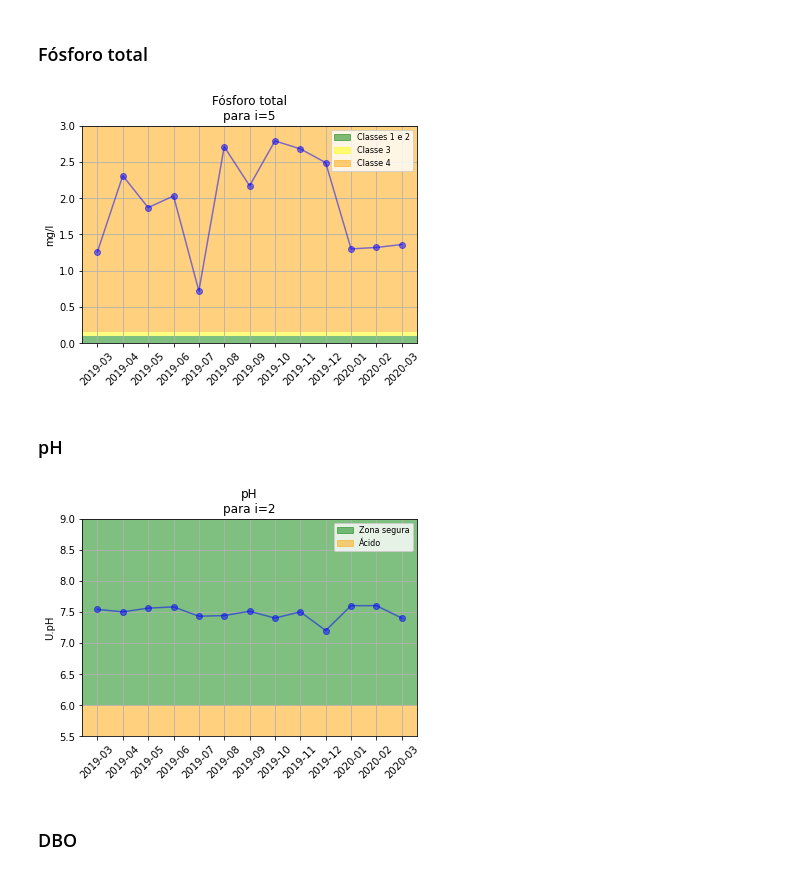
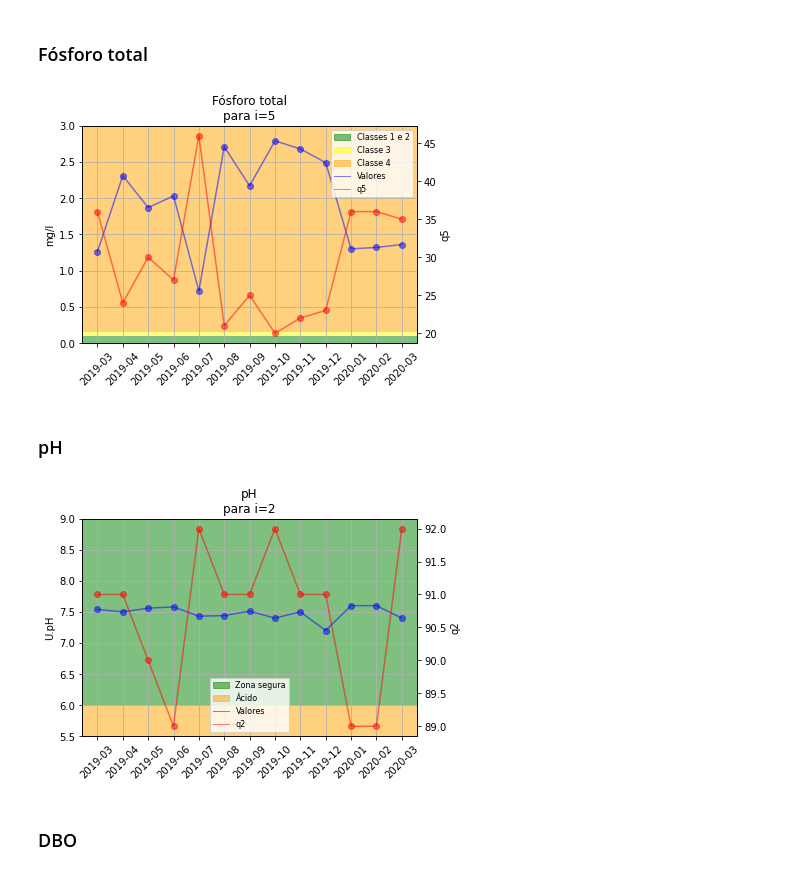
Before and after one commit to NicolasCho/projeto3_qta, a Jupyter notebook: analise/projeto3_graficos.ipynb, the cells around one changed output. Cells and saved outputs as stored; diff of their text form; code cells hidden in the pictures.

```diff
--- a/analise/projeto3_graficos.ipynb
+++ b/analise/projeto3_graficos.ipynb
@@ -435,43 +436,81 @@ df_periodo
 | 2020-01 | 7.60 | 25.6 | 31.8 | 1.30 | 31.1 | ... |
 | 2020-02 | 7.60 | 25.9 | 31.7 | 1.32 | 31.1 | ... |
 | 2020-03 | 7.40 | 22.6 | 19.0 | 1.36 | 26.9 | ... |
+# %%
+q2 = [91,91,90,89,92,91,91,92,91,91,89,89,92]
+q6 = [66,65,76,48,91,91,88,48,90,56,35,42,62]
+q5 = [36,24,30,27,46,21,25,20,22,23,36,36,35]
+q3 = [20, 2, 2, 2, 2, 2, 2, 2, 2, 2, 2, 2, 6]
+q4 = [97,32,30,32,70,32,35,34,26,30,35,32,36]
+q1 = [ 3, 3, 3, 3, 3, 3, 3, 3, 3, 3, 3, 3, 3]
+q9 = [30, 9,31,14,91, 9,20,20,16, 6,56,30,21]
+q7 = [62,35,32,52,23,38,31,36,32,34,63,64,74]
+q8 = [67,55,32,62,75,61,38,63,67,60,64,66,71]
+# %%
+df_qa = pd.DataFrame(index=df_periodo.index)
+# %%
+df_qa['q1'] = q1
+df_qa['q2'] = q2
+df_qa['q3'] = q3
+df_qa['q4'] = q4
+df_qa['q5'] = q5
+df_qa['q6'] = q6
+df_qa['q7'] = q7
+df_qa['q8'] = q8
+df_qa['q9'] = q9
 # %% [markdown]
 ### Fósforo total
 # %%
-plt.plot_date(df_periodo.index, df_periodo["Valor fosforo(mg/L)"], c = 'blue', linestyle='-', alpha=0.5)
+fig,ax = plt.subplots()
+ax.plot_date(df_periodo.index, df_periodo["Valor fosforo(mg/L)"], c = 'blue', linestyle='-', alpha=0.5)
 plt.title("Fósforo total\npara i=5")
 plt.xticks(rotation=45)
 plt.grid(True)
 plt.ylabel("mg/l")
-plt.axis([None, None, 0, 3])
-plt.axhspan(0, 0.1, facecolor='green', alpha=0.5)
-plt.axhspan(0.1, 0.15, facecolor='yellow', alpha=0.5)
-plt.axhspan(0.15, 3, facecolor='orange', alpha=0.5)
+ax.axis([None, None, 0, 3])
+ax.axhspan(0, 0.1, facecolor='green', alpha=0.5)
+ax.axhspan(0.1, 0.15, facecolor='yellow', alpha=0.5)
+ax.axhspan(0.15, 3, facecolor='orange', alpha=0.5)
 class1_2 = mpatches.Patch(color='green', label='Classes 1 e 2', alpha = 0.5)
 class3 = mpatches.Patch(color='yellow', label='Classe 3', alpha = 0.5)
 class4 = mpatches.Patch(color='orange', label='Classe 4', alpha = 0.5)
-plt.legend(handles=[class1_2, class3, class4], loc='upper right', prop={'size': 8})
+lin_blue = Line2D([0], [0], color='b', lw=1, label='Valores', alpha = 0.5)
+lin_red = Line2D([0], [0], color='r', lw=1, label='q5', alpha = 0.5)
+
+ax2=ax.twinx()
+ax2.plot_date(df_qa.index, df_qa['q5'], c = 'red', linestyle='-', alpha=0.5)
+ax2.set_ylabel("q5")
+
+plt.legend(handles=[class1_2, class3, class4, lin_blue, lin_red], loc='upper right', prop={'size': 8})
 plt.show()
 # %% [output]
-[figure, old version]
+[figure, new version]
 # %% [markdown]
 ### pH
 # %%
-plt.plot_date(df_periodo.index, df_periodo["Valor pH(U.pH)"], c = 'blue', linestyle='-', alpha=0.5)
+fig,ax = plt.subplots()
+ax.plot_date(df_periodo.index, df_periodo["Valor pH(U.pH)"], c = 'blue', linestyle='-', alpha=0.5)
 plt.title("pH\npara i=2")
 plt.xticks(rotation=45)
 plt.grid(True)
 plt.ylabel("U.pH")
-plt.axis([None, None, 5.5, 9])
-plt.axhspan(6, 9, facecolor='green', alpha=0.5)
-plt.axhspan(0, 6, facecolor='orange', alpha=0.5)
+ax.axis([None, None, 5.5, 9])
+ax.axhspan(6, 9, facecolor='green', alpha=0.5)
+ax.axhspan(0, 6, facecolor='orange', alpha=0.5)
 
 bacana = mpatches.Patch(color='green', label='Zona segura', alpha = 0.5)
 nao_bacana = mpatches.Patch(color='orange', label='Ácido', alpha = 0.5)
-plt.legend(handles=[bacana, nao_bacana], loc='upper right', prop={'size': 8})
+lin_blue = Line2D([0], [0], color='b', lw=1, label='Valores', alpha = 0.5)
+lin_red = Line2D([0], [0], color='r', lw=1, label='q2', alpha = 0.5)
+
+ax2=ax.twinx()
+ax2.plot_date(df_qa.index, df_qa['q2'], c = 'red', linestyle='-', alpha=0.5)
+ax2.set_ylabel("q2")
+
+plt.legend(handles=[bacana, nao_bacana, lin_blue, lin_red], loc='lower center', prop={'size': 8})
 plt.show()
 # %% [output]
-[figure, old version]
+[figure, new version]
 # %% [markdown]
 ### DBO
 # %%
```
Also changed, not shown: parts of 9 cells of this notebook.
